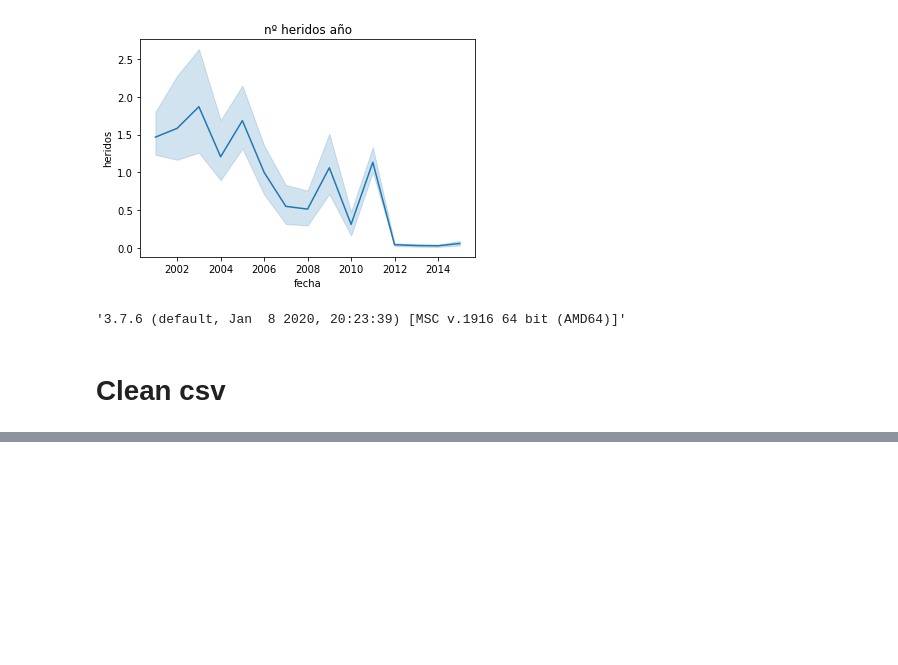
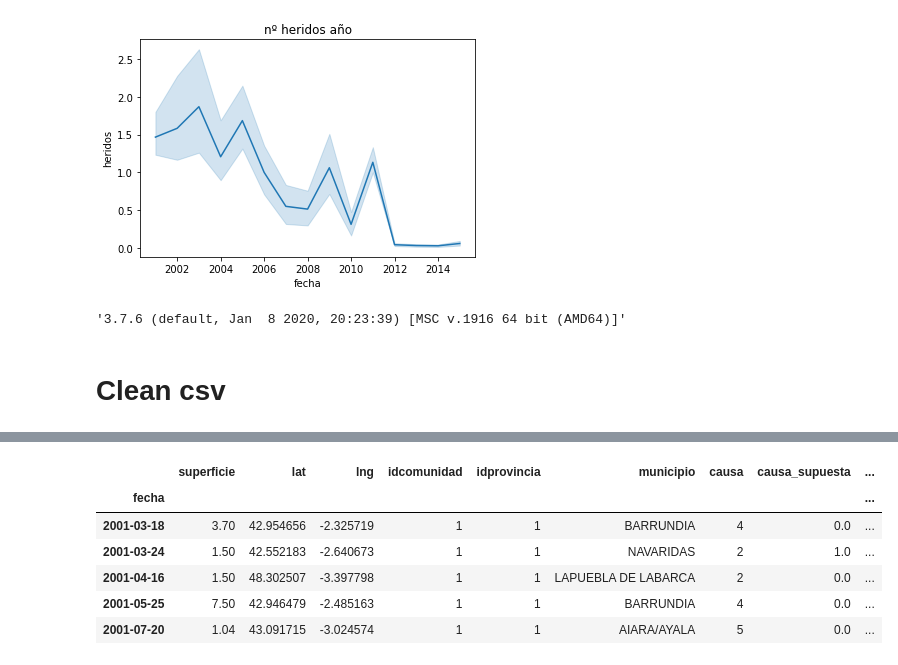
Before and after one commit to mimikyu8/Wildfire-harm-reduction, a Jupyter notebook: Untitled1.ipynb, the cells around one changed output, grey strips where cells are left out. Cells and saved outputs as stored; diff of their text form; code cells hidden in the pictures; blank space fills up the shorter version.

```diff
--- a/Untitled1.ipynb
+++ b/Untitled1.ipynb
@@ -299,0 +299,5 @@ df.head().transpose()
+# %%
+#remove NaN rows in lat and lng because they are only 24 rows
+
+df.drop(df[(df["lng"].isna())].index, inplace = True)
+#df = df["lat"].dropna()
@@ -314,4 +338,4 @@ df = df.drop(["gastos"], axis = 1)
 df = df.drop(["perdidas"], axis = 1)
 # %%
 #in causa_supuesta, it's either 1 or NaN; so we fill the NaN we 0
-df = df.fillna(0)
+df["causa_supuesta"] = df.causa_supuesta.fillna(0)
@@ -321,0 +342,10 @@ df = df[df["lng"].notna()]
+# %%
+df.head()
+# %% [output]
+|  | superficie | lat | lng | idcomunidad | idprovincia | municipio | causa | causa_supuesta | ... |
+| fecha |  |  |  |  |  |  |  |  | ... |
+| 2001-03-18 | 3.70 | 42.954656 | -2.325719 | 1 | 1 | BARRUNDIA | 4 | 0.0 | ... |
+| 2001-03-24 | 1.50 | 42.552183 | -2.640673 | 1 | 1 | NAVARIDAS | 2 | 1.0 | ... |
+| 2001-04-16 | 1.50 | 48.302507 | -3.397798 | 1 | 1 | LAPUEBLA DE LABARCA | 2 | 0.0 | ... |
+| 2001-05-25 | 7.50 | 42.946479 | -2.485163 | 1 | 1 | BARRUNDIA | 4 | 0.0 | ... |
+| 2001-07-20 | 1.04 | 43.091715 | -3.024574 | 1 | 1 | AIARA/AYALA | 5 | 0.0 | ... |
```
Also changed, not shown: parts of 18 cells of this notebook.
